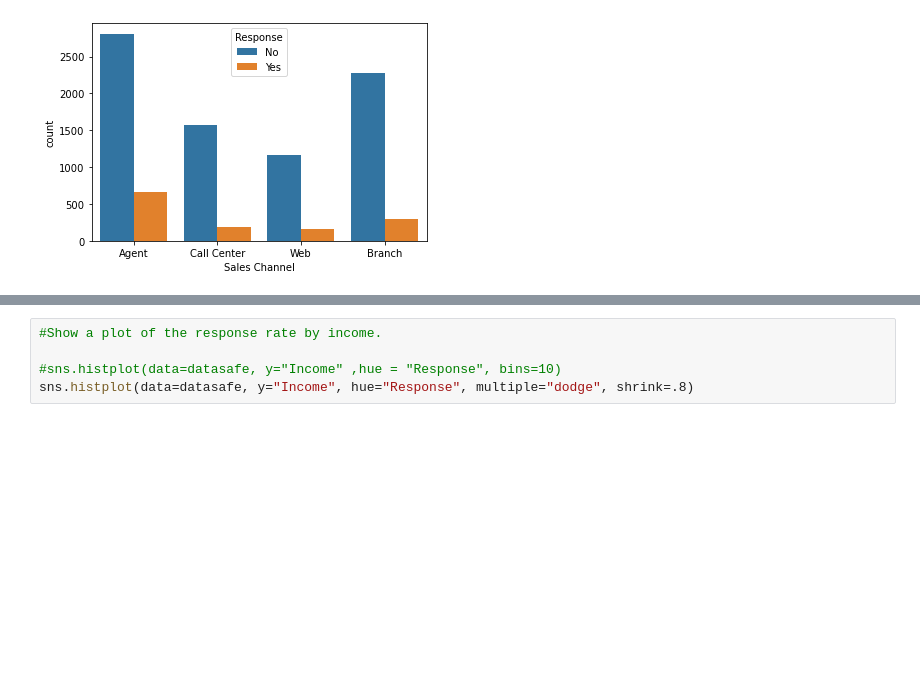
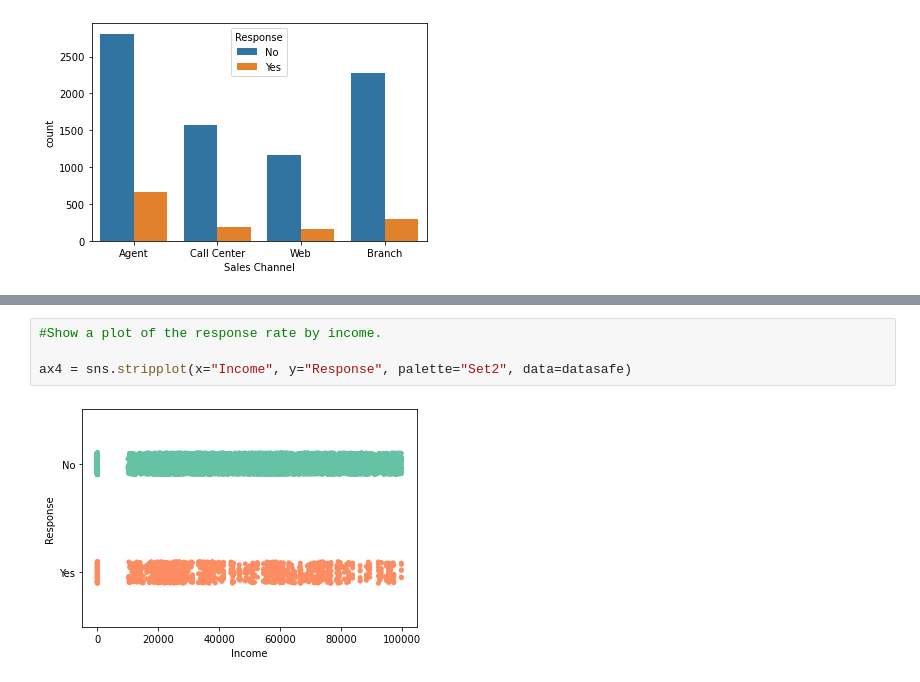
Before and after one commit to hectorfa17/lab-customer-analysis-round-3, a Jupyter notebook: Lab-Solution_HectorFontenla.ipynb, the cells around one changed output, grey strips where cells are left out. Cells and saved outputs as stored; diff of their text form; blank space fills up the shorter version.

```diff
--- a/Lab-Solution_HectorFontenla.ipynb
+++ b/Lab-Solution_HectorFontenla.ipynb
@@ -87,5 +87,6 @@ sns.histplot(data=datasafe, y="Total Claim Amount", hue="Response", multiple="do
 # %%
 #Show a plot of the response rate by income.
 
-#sns.histplot(data=datasafe, y="Income" ,hue = "Response", bins=10)
-sns.histplot(data=datasafe, y="Income", hue="Response", multiple="dodge", shrink=.8)
+ax4 = sns.stripplot(x="Income", y="Response", palette="Set2", data=datasafe)
+# %% [output]
+[figure, added]
```
Also changed, not shown: parts of 1 cell of this notebook.
